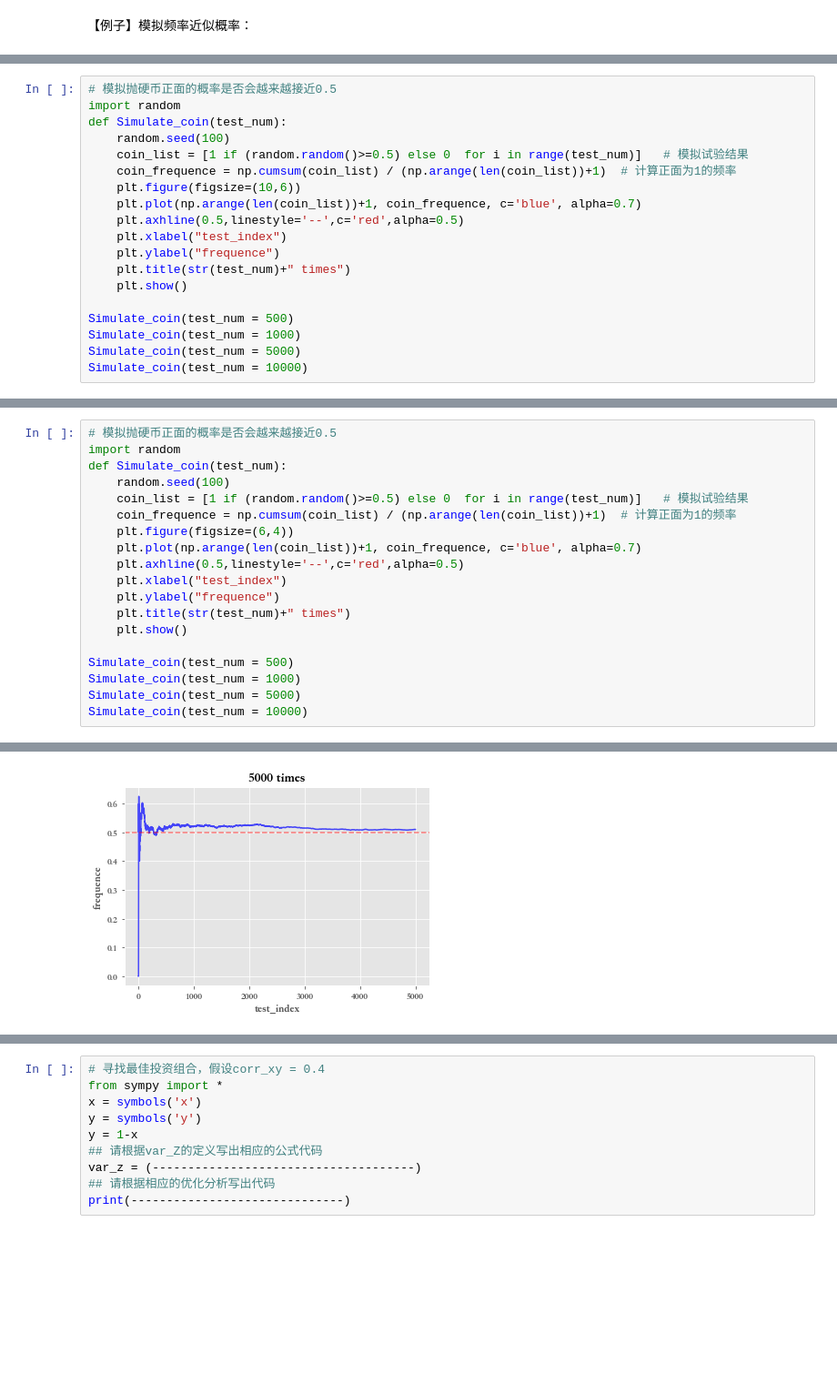
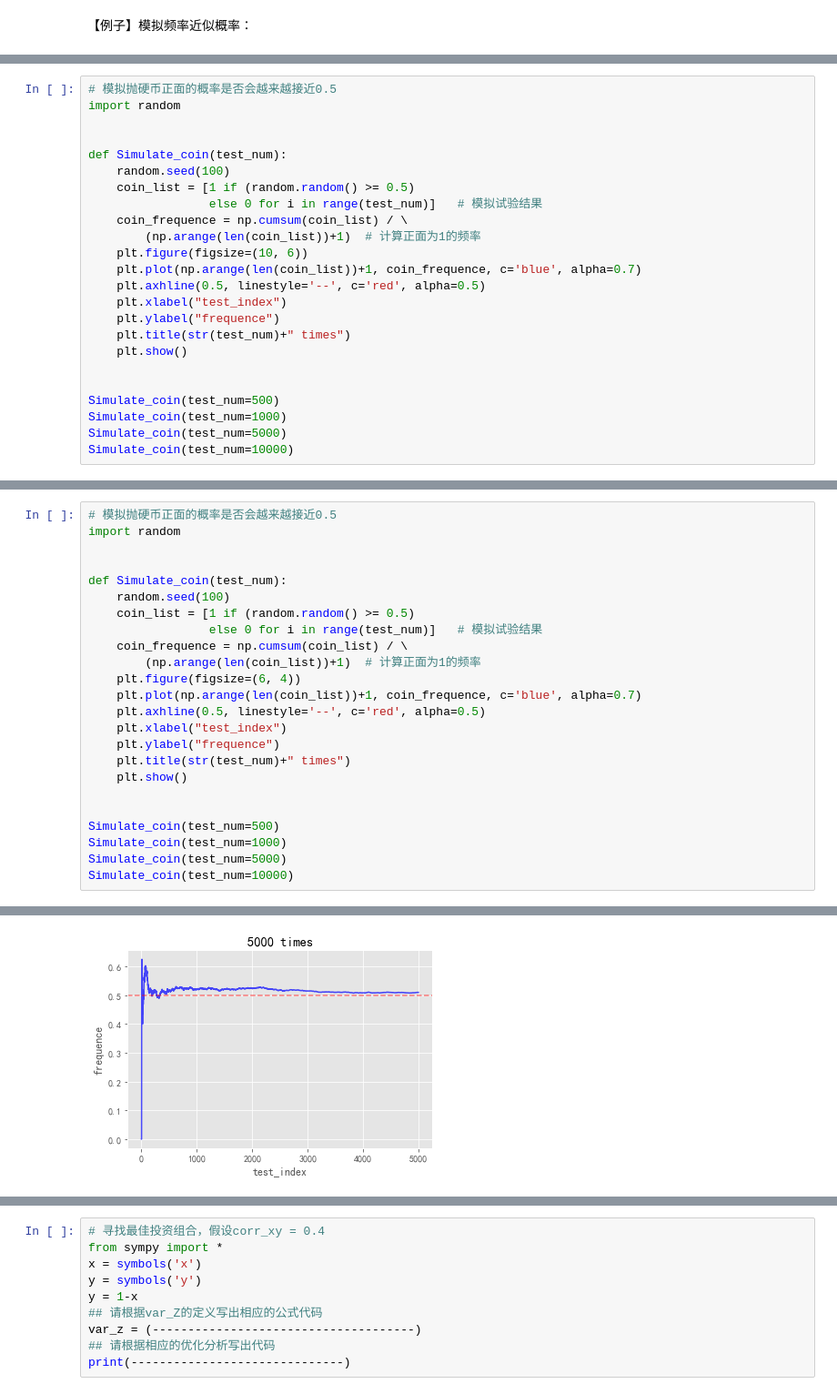
Before and after one commit to Git-Model/__init_Modeling__, a Jupyter notebook: 概率论与数理统计/TASK3_概率论.ipynb, the cells around one changed output, grey strips where cells are left out. Shown at 91% size. Saved outputs shown, nothing was run; the diff lists cells and outputs as text; blank space fills up the shorter version.

```diff
--- a/概率论与数理统计/TASK3_概率论.ipynb
+++ b/概率论与数理统计/TASK3_概率论.ipynb
@@ -165,20 +178,25 @@ import seaborn as sns
 # %%
 # 模拟抛硬币正面的概率是否会越来越接近0.5
 import random
+
+
 def Simulate_coin(test_num):
     random.seed(100)
-    coin_list = [1 if (random.random()>=0.5) else 0  for i in range(test_num)]   # 模拟试验结果
-    coin_frequence = np.cumsum(coin_list) / (np.arange(len(coin_list))+1)  # 计算正面为1的频率
-    plt.figure(figsize=(10,6))
+    coin_list = [1 if (random.random() >= 0.5)
+                 else 0 for i in range(test_num)]   # 模拟试验结果
+    coin_frequence = np.cumsum(coin_list) / \
+        (np.arange(len(coin_list))+1)  # 计算正面为1的频率
+    plt.figure(figsize=(10, 6))
     plt.plot(np.arange(len(coin_list))+1, coin_frequence, c='blue', alpha=0.7)
-    plt.axhline(0.5,linestyle='--',c='red',alpha=0.5)
+    plt.axhline(0.5, linestyle='--', c='red', alpha=0.5)
     plt.xlabel("test_index")
     plt.ylabel("frequence")
     plt.title(str(test_num)+" times")
     plt.show()
 
-Simulate_coin(test_num = 500)
-Simulate_coin(test_num = 1000)
-Simulate_coin(test_num = 5000)
-Simulate_coin(test_num = 10000)
+
+Simulate_coin(test_num=500)
+Simulate_coin(test_num=1000)
+Simulate_coin(test_num=5000)
+Simulate_coin(test_num=10000)
 # %% [output]
@@ -1599,20 +1714,25 @@ $\displaystyle \left[\begin{matrix}1 & -0.0817860820109527\\-0.0817860820109527
 # %%
 # 模拟抛硬币正面的概率是否会越来越接近0.5
 import random
+
+
 def Simulate_coin(test_num):
     random.seed(100)
-    coin_list = [1 if (random.random()>=0.5) else 0  for i in range(test_num)]   # 模拟试验结果
-    coin_frequence = np.cumsum(coin_list) / (np.arange(len(coin_list))+1)  # 计算正面为1的频率
-    plt.figure(figsize=(6,4))
+    coin_list = [1 if (random.random() >= 0.5)
+                 else 0 for i in range(test_num)]   # 模拟试验结果
+    coin_frequence = np.cumsum(coin_list) / \
+        (np.arange(len(coin_list))+1)  # 计算正面为1的频率
+    plt.figure(figsize=(6, 4))
     plt.plot(np.arange(len(coin_list))+1, coin_frequence, c='blue', alpha=0.7)
-    plt.axhline(0.5,linestyle='--',c='red',alpha=0.5)
+    plt.axhline(0.5, linestyle='--', c='red', alpha=0.5)
     plt.xlabel("test_index")
     plt.ylabel("frequence")
     plt.title(str(test_num)+" times")
     plt.show()
 
-Simulate_coin(test_num = 500)
-Simulate_coin(test_num = 1000)
-Simulate_coin(test_num = 5000)
-Simulate_coin(test_num = 10000)
+
+Simulate_coin(test_num=500)
+Simulate_coin(test_num=1000)
+Simulate_coin(test_num=5000)
+Simulate_coin(test_num=10000)
 # %% [output]
@@ -1621 +1741 @@ Simulate_coin(test_num = 10000)
-[figure, old version]
+[figure, new version]
```
Also changed, not shown: parts of 175 cells of this notebook.
